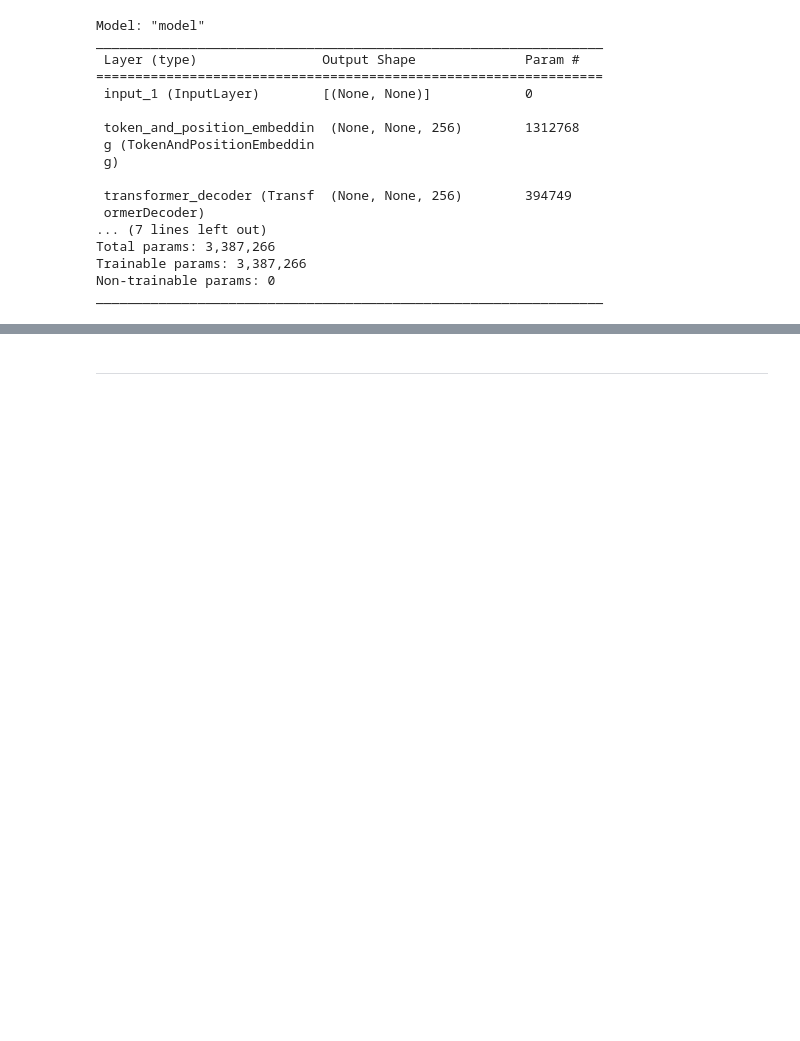
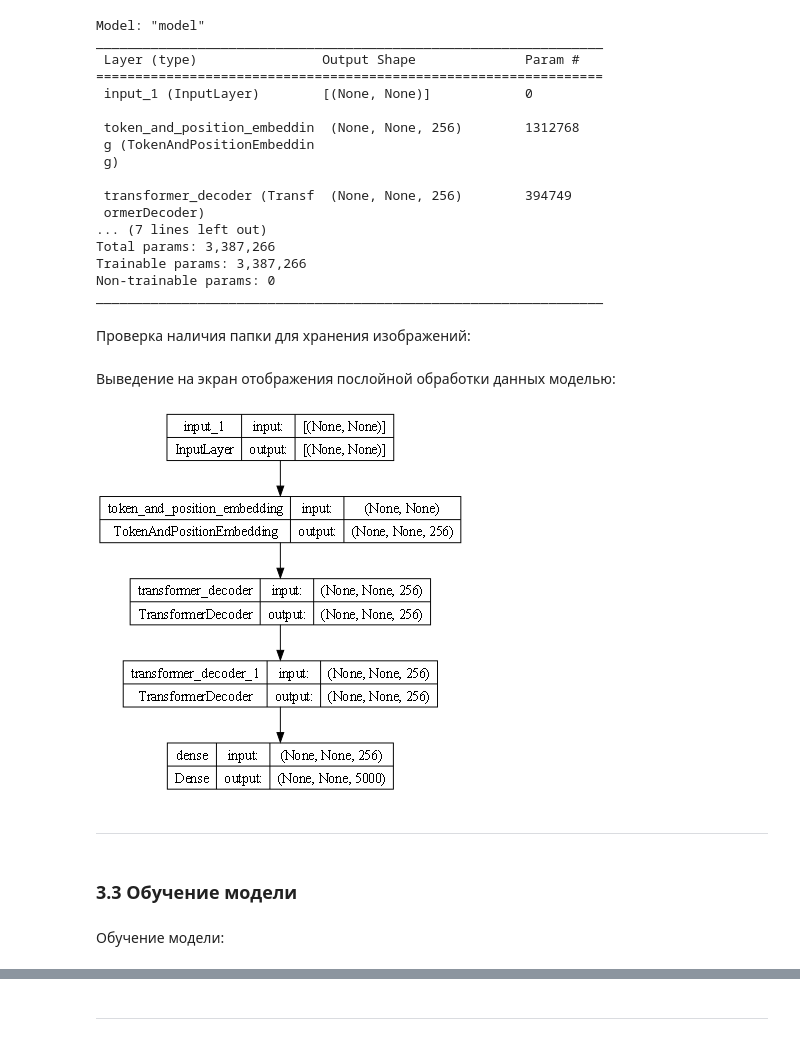
Before and after one commit to tidalinn/mai_term02_magai_lab3_gennn-nlp_lab, a Jupyter notebook: GPT_architecture.ipynb, the cells around one changed output, grey strips where cells are left out. Drawn from its saved outputs; the diff is of its cells as text; code cells hidden in the pictures; blank space fills up the shorter version.

```diff
--- a/GPT_architecture.ipynb
+++ b/GPT_architecture.ipynb
@@ -324,0 +397,2 @@ N_EPOCHS = 100
+# %% [markdown]
+Проверка наличия папки для хранения изображений:
@@ -325 +402,13 @@ N_EPOCHS = 100
+# %% [markdown]
+Выведение на экран отображения послойной обработки данных моделью:
+# %%
+plot_model(model, 'images/gpt_arch.png', show_shapes=True, dpi=70)
+# %% [output]
+[figure, added]
+# %% [markdown]
+---
+# %% [markdown]
+### 3.3 Обучение модели
+# %% [markdown]
+Обучение модели:
 # %%
```
Also changed, not shown: parts of 63 cells of this notebook.
